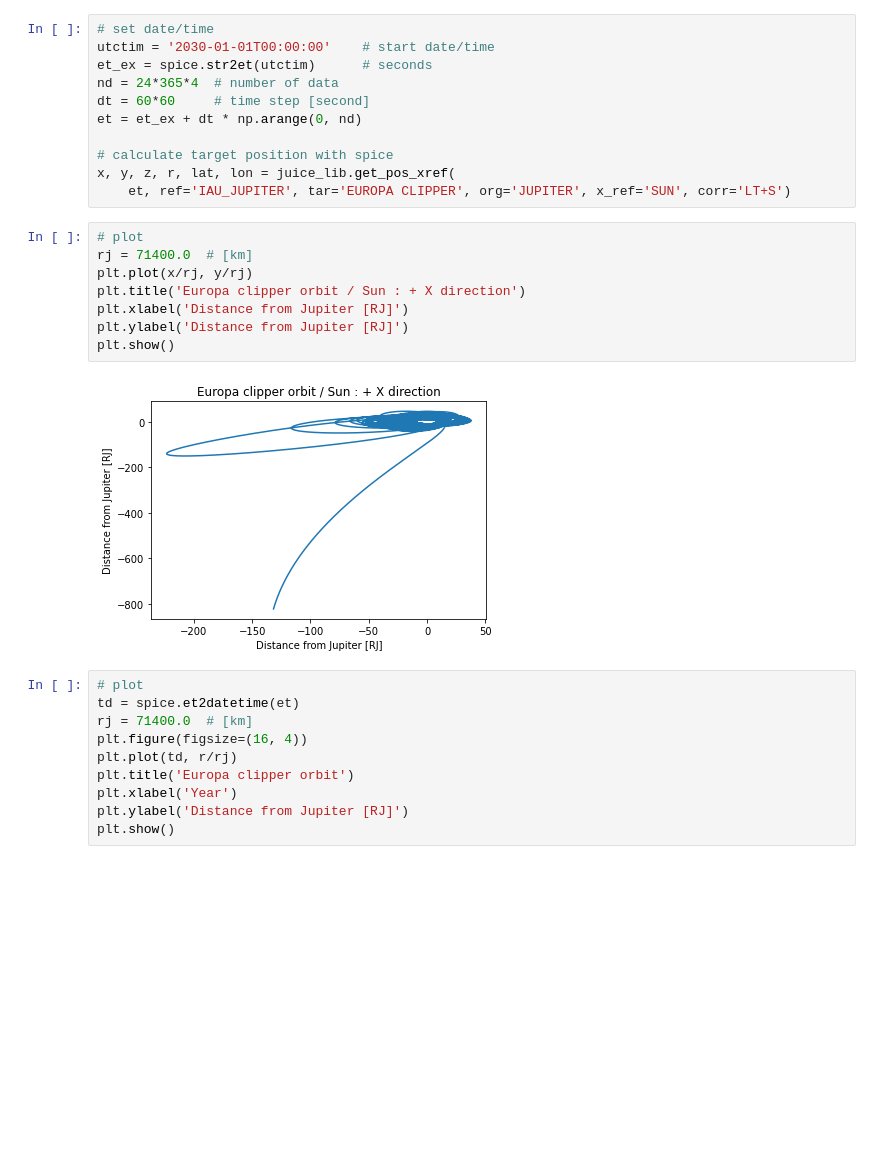
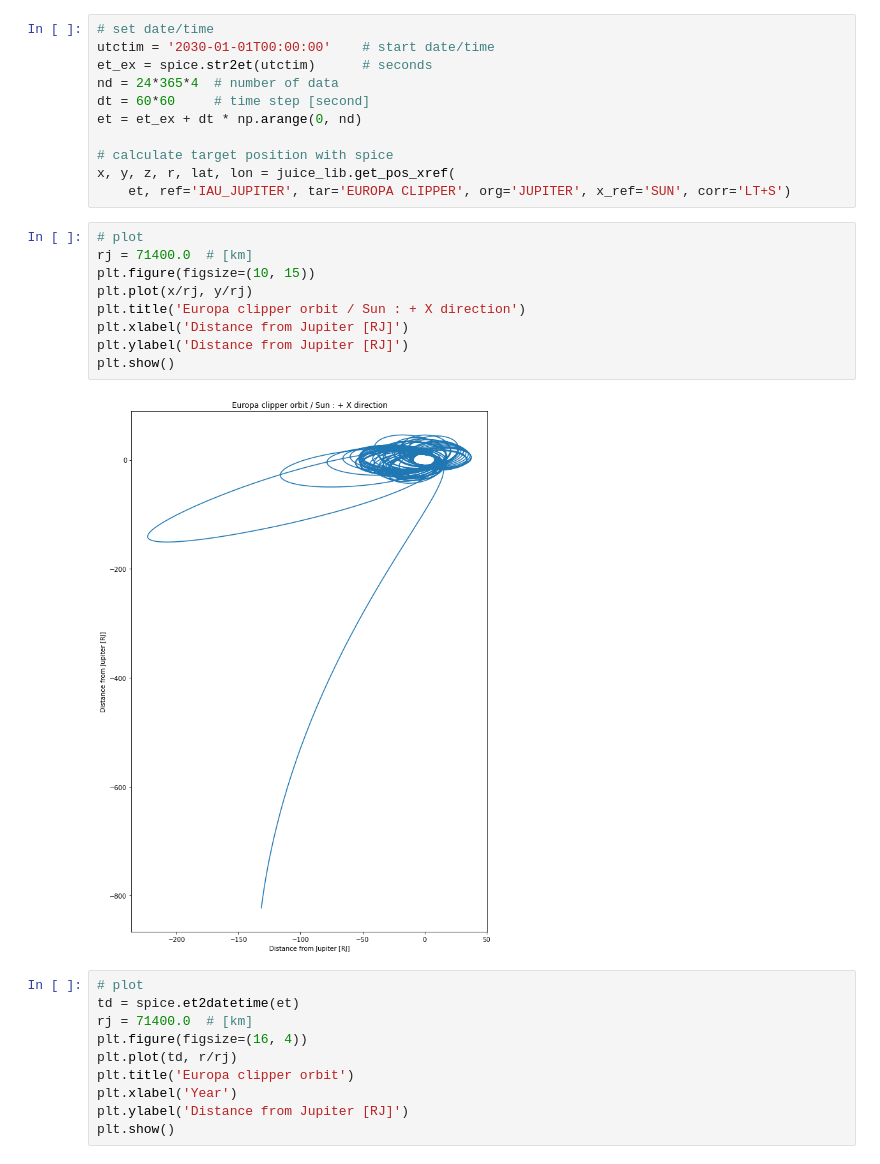
Before and after one commit to JackKTachi/juice, a Jupyter notebook: code/plot_clipper_orb.ipynb, the cells around one changed output. Saved outputs shown, nothing was run; the diff lists cells and outputs as text; blank space fills up the shorter version.

```diff
--- a/code/plot_clipper_orb.ipynb
+++ b/code/plot_clipper_orb.ipynb
@@ -97,13 +97,14 @@ x, y, z, r, lat, lon = juice_lib.get_pos_xref(
 # %%
 # plot
 rj = 71400.0  # [km]
+plt.figure(figsize=(10, 15))
 plt.plot(x/rj, y/rj)
 plt.title('Europa clipper orbit / Sun : + X direction')
 plt.xlabel('Distance from Jupiter [RJ]')
 plt.ylabel('Distance from Jupiter [RJ]')
 plt.show()
 # %% [output]
-[figure, old version]
+[figure, new version]
 # %%
 # plot
 td = spice.et2datetime(et)
```
Also changed, not shown: 2 other files.
